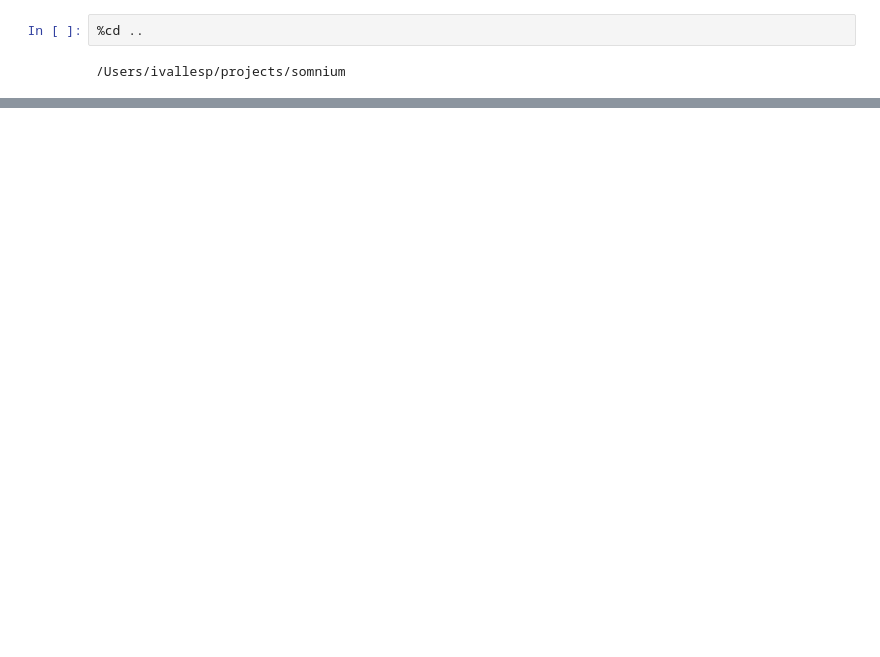
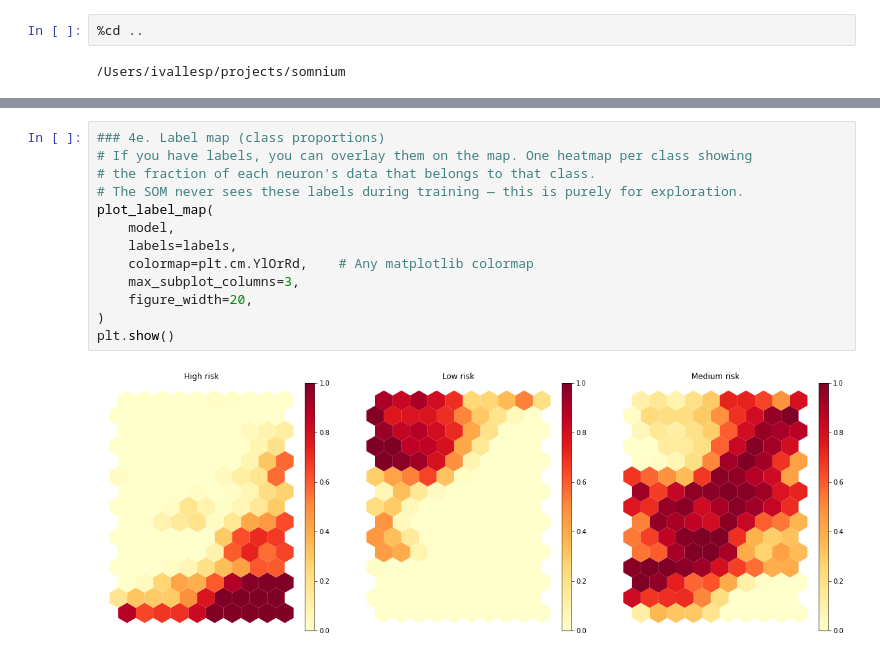
Before and after one commit to ivallesp/somnium, a Jupyter notebook: examples/getting_started.ipynb, the cells around one changed output, grey strips where cells are left out. Drawn from its saved outputs; the diff is of its cells as text; blank space fills up the shorter version.

```diff
--- a/examples/getting_started.ipynb
+++ b/examples/getting_started.ipynb
@@ -233,0 +193,15 @@ plt.show()
+# %%
+### 4e. Label map (class proportions)
+# If you have labels, you can overlay them on the map. One heatmap per class showing
+# the fraction of each neuron's data that belongs to that class.
+# The SOM never sees these labels during training — this is purely for exploration.
+plot_label_map(
+    model,
+    labels=labels,
+    colormap=plt.cm.YlOrRd,    # Any matplotlib colormap
+    max_subplot_columns=3,
+    figure_width=20,
+)
+plt.show()
+# %% [output]
+[figure, added]
```
Also changed, not shown: parts of 46 cells of this notebook.
